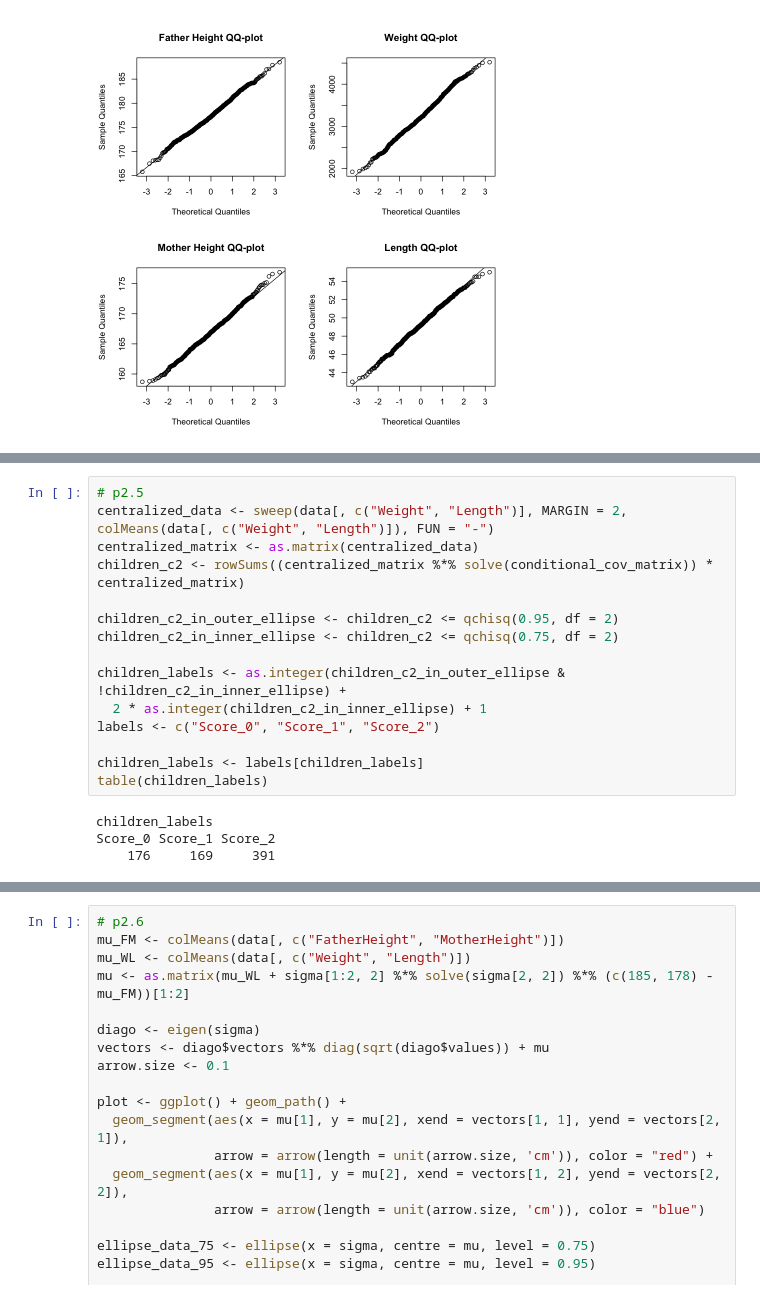
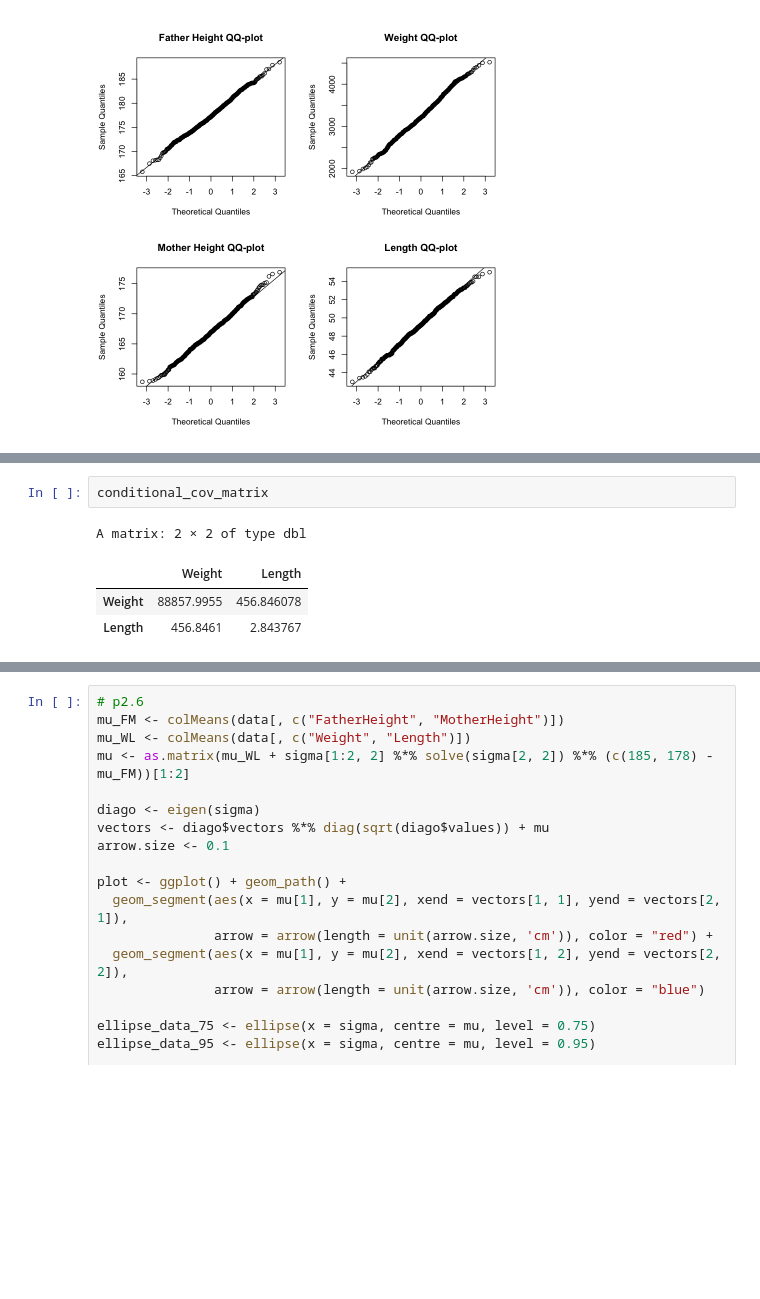
Before and after one commit to wenjie-hoo/Uni_stuff, a Jupyter notebook: Statistical_Learning/Lab1/Hu_Wenjie_code_1.ipynb, the cells around one changed output, grey strips where cells are left out. Drawn from its saved outputs; the diff is of its cells as text; blank space fills up the shorter version.

```diff
--- a/Statistical_Learning/Lab1/Hu_Wenjie_code_1.ipynb
+++ b/Statistical_Learning/Lab1/Hu_Wenjie_code_1.ipynb
@@ -322,19 +321,7 @@ plot
-# %%
-# p2.5
-centralized_data <- sweep(data[, c("Weight", "Length")], MARGIN = 2, colMeans(data[, c("Weight", "Length")]), FUN = "-")
-centralized_matrix <- as.matrix(centralized_data)
-children_c2 <- rowSums((centralized_matrix %*% solve(conditional_cov_matrix)) * centralized_matrix)
-
-children_c2_in_outer_ellipse <- children_c2 <= qchisq(0.95, df = 2)
-children_c2_in_inner_ellipse <- children_c2 <= qchisq(0.75, df = 2)
-
-children_labels <- as.integer(children_c2_in_outer_ellipse & !children_c2_in_inner_ellipse) +
-  2 * as.integer(children_c2_in_inner_ellipse) + 1
-labels <- c("Score_0", "Score_1", "Score_2")
-
-children_labels <- labels[children_labels]
-table(children_labels)
-# %% [output]
-children_labels
-Score_0 Score_1 Score_2
-    176     169     391
+# %%
+conditional_cov_matrix
+# %% [output]
+A matrix: 2 × 2 of type dbl
+|  | Weight | Length |
+| Weight | 88857.9955 | 456.846078 |
+| Length | 456.8461 | 2.843767 |
```
Also changed, not shown: parts of 7 cells of this notebook, 1 other file.
